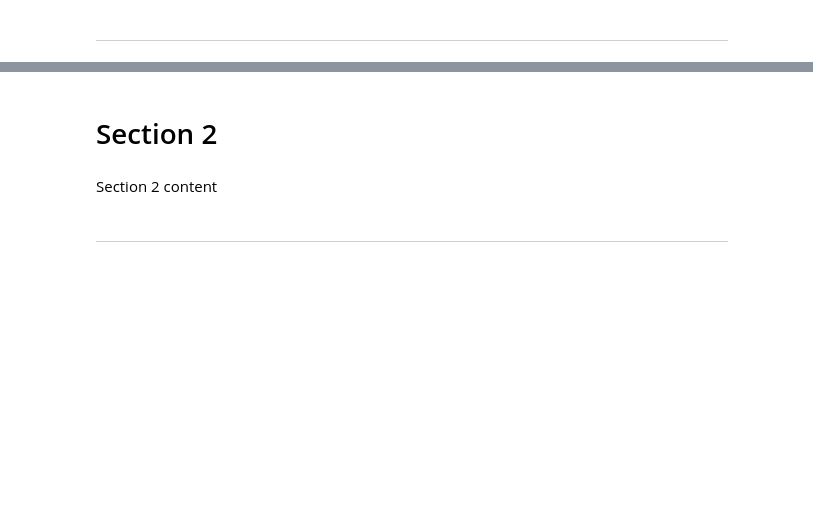
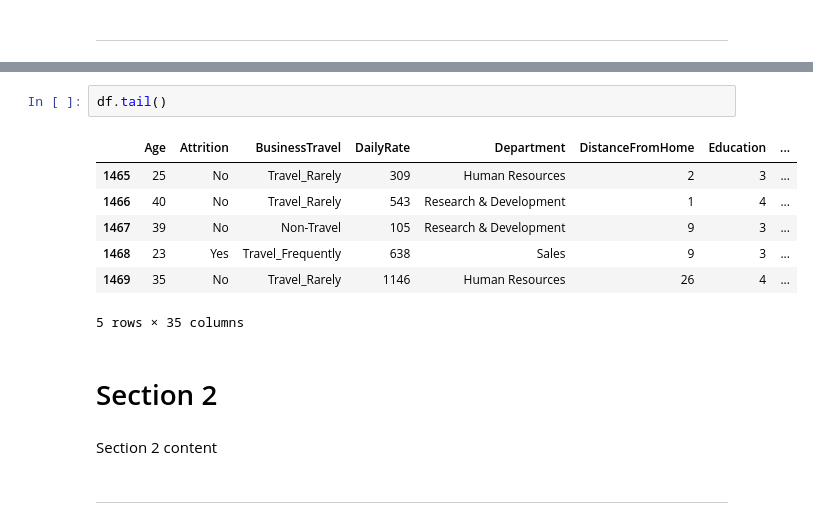
Before and after one commit to yuna639/Deom_test, a Jupyter notebook: jupyter_notebooks/Notebook_Template.ipynb, the cells around one changed output, grey strips where cells are left out. Drawn from its saved outputs; the diff is of its cells as text; blank space fills up the shorter version.

```diff
--- a/jupyter_notebooks/Notebook_Template.ipynb
+++ b/jupyter_notebooks/Notebook_Template.ipynb
@@ -69,3 +102,13 @@ df.head()
+# %%
+df.tail()
+# %% [output]
+|  | Age | Attrition | BusinessTravel | DailyRate | Department | DistanceFromHome | Education | ... |
+| 1465 | 25 | No | Travel_Rarely | 309 | Human Resources | 2 | 3 | ... |
+| 1466 | 40 | No | Travel_Rarely | 543 | Research & Development | 1 | 4 | ... |
+| 1467 | 39 | No | Non-Travel | 105 | Research & Development | 9 | 3 | ... |
+| 1468 | 23 | Yes | Travel_Frequently | 638 | Sales | 9 | 3 | ... |
+| 1469 | 35 | No | Travel_Rarely | 1146 | Human Resources | 26 | 4 | ... |
+5 rows × 35 columns
 # %% [markdown]
 # Section 2
 # %% [markdown]
```
Also changed, not shown: parts of 2 cells of this notebook.
